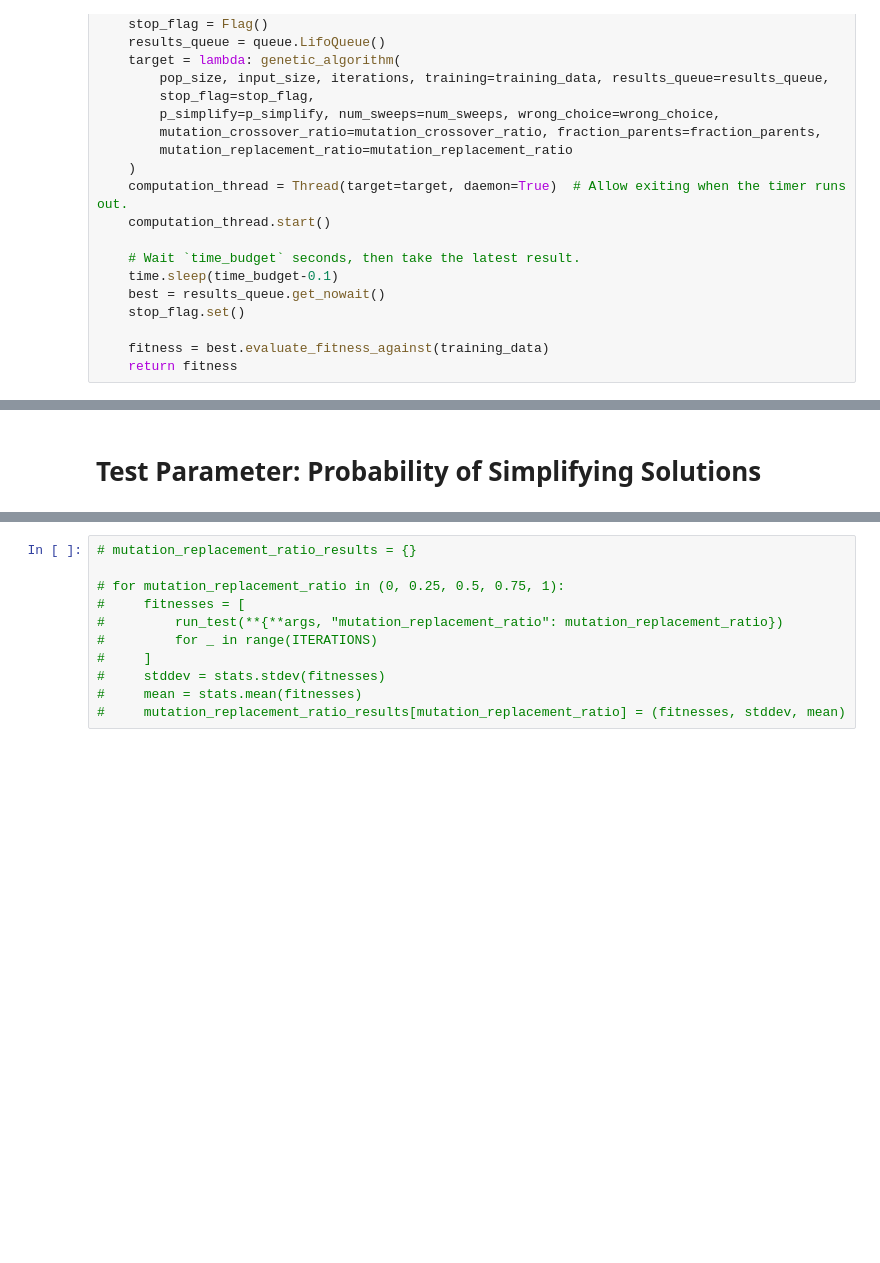
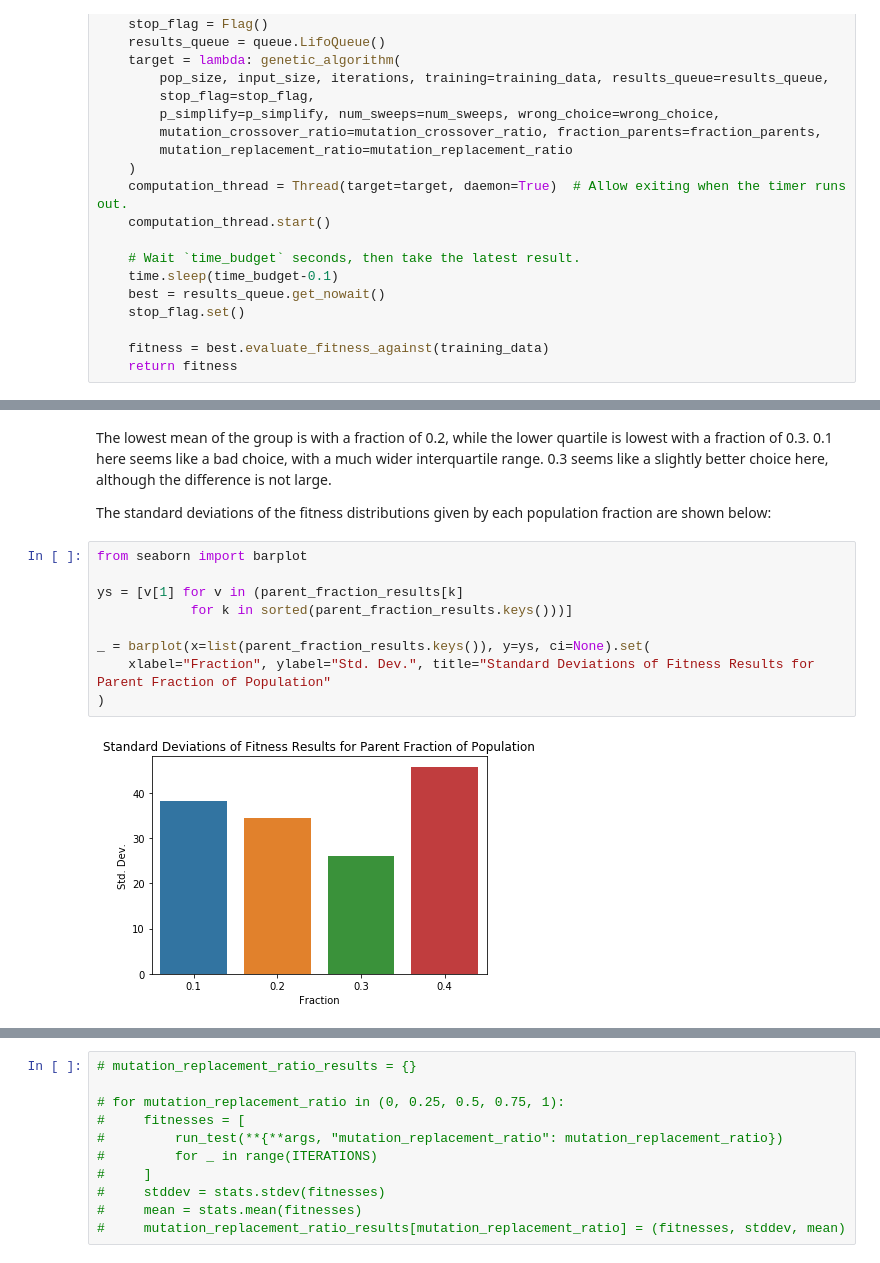
Before and after one commit to bedekelly/time-series-prediction, a Jupyter notebook: niso-bxk561/src/lab/Testing.ipynb, the cells around one changed output, grey strips where cells are left out. Saved outputs shown, nothing was run; the diff lists cells and outputs as text; blank space fills up the shorter version.

```diff
--- a/niso-bxk561/src/lab/Testing.ipynb
+++ b/niso-bxk561/src/lab/Testing.ipynb
@@ -114,2 +121,15 @@ _ = boxplot(data=data).set(
-# %% [markdown]
-# Test Parameter: Probability of Simplifying Solutions
+# %% [markdown]
+The lowest mean of the group is with a fraction of 0.2, while the lower quartile is lowest with a fraction of 0.3. 0.1 here seems like a bad choice, with a much wider interquartile range. 0.3 seems like a slightly better choice here, although the difference is not large.
+
+The standard deviations of the fitness distributions given by each population fraction are shown below:
+# %%
+from seaborn import barplot
+
+ys = [v[1] for v in (parent_fraction_results[k]
+            for k in sorted(parent_fraction_results.keys()))]
+
+_ = barplot(x=list(parent_fraction_results.keys()), y=ys, ci=None).set(
+    xlabel="Fraction", ylabel="Std. Dev.", title="Standard Deviations of Fitness Results for Parent Fraction of Population"
+)
+# %% [output]
+[figure, added]
```
Also changed, not shown: parts of 30 cells of this notebook.
